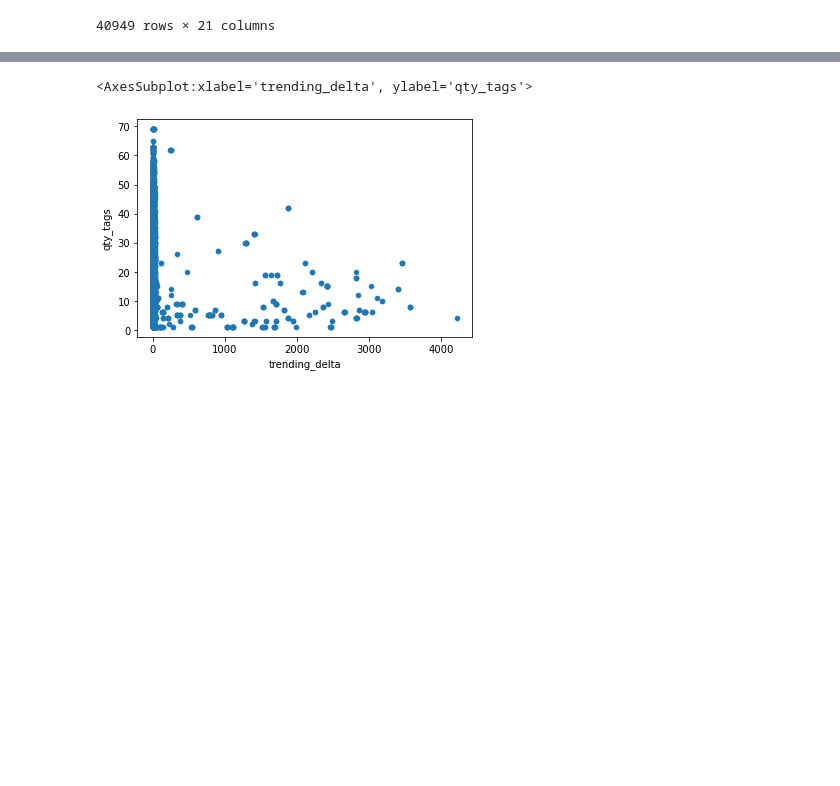
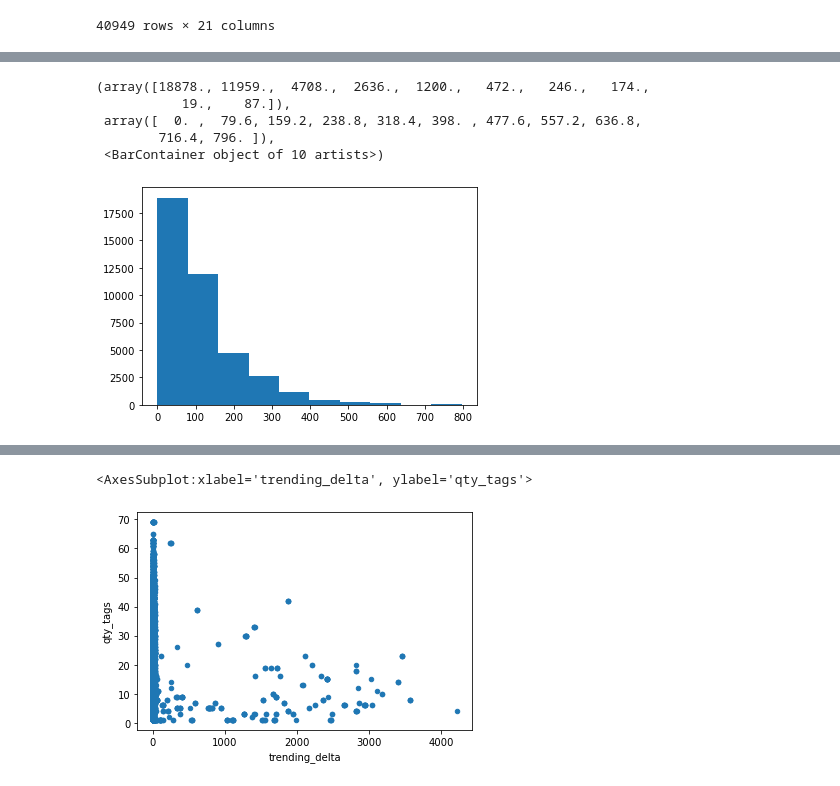
Before and after one commit to danielosetiawan/YouTube-EDA, a Jupyter notebook: youtube ipynb.ipynb, the cells around one changed output, grey strips where cells are left out. Cells and saved outputs as stored; diff of their text form; code cells hidden in the pictures; blank space fills up the shorter version.

```diff
--- a/youtube ipynb.ipynb
+++ b/youtube ipynb.ipynb
@@ -80 +80,10 @@ us_df.plot.scatter('len_desc', 'like_pct', alpha=0.2)
+# %%
+plt.hist(us_df['len_desc'])
+# %% [output]
+(array([18878., 11959.,  4708.,  2636.,  1200.,   472.,   246.,   174.,
+           19.,    87.]),
+ array([  0. ,  79.6, 159.2, 238.8, 318.4, 398. , 477.6, 557.2, 636.8,
+        716.4, 796. ]),
+ <BarContainer object of 10 artists>)
+[figure, added]
 # %%
```
Also changed, not shown: parts of 5 cells of this notebook.
